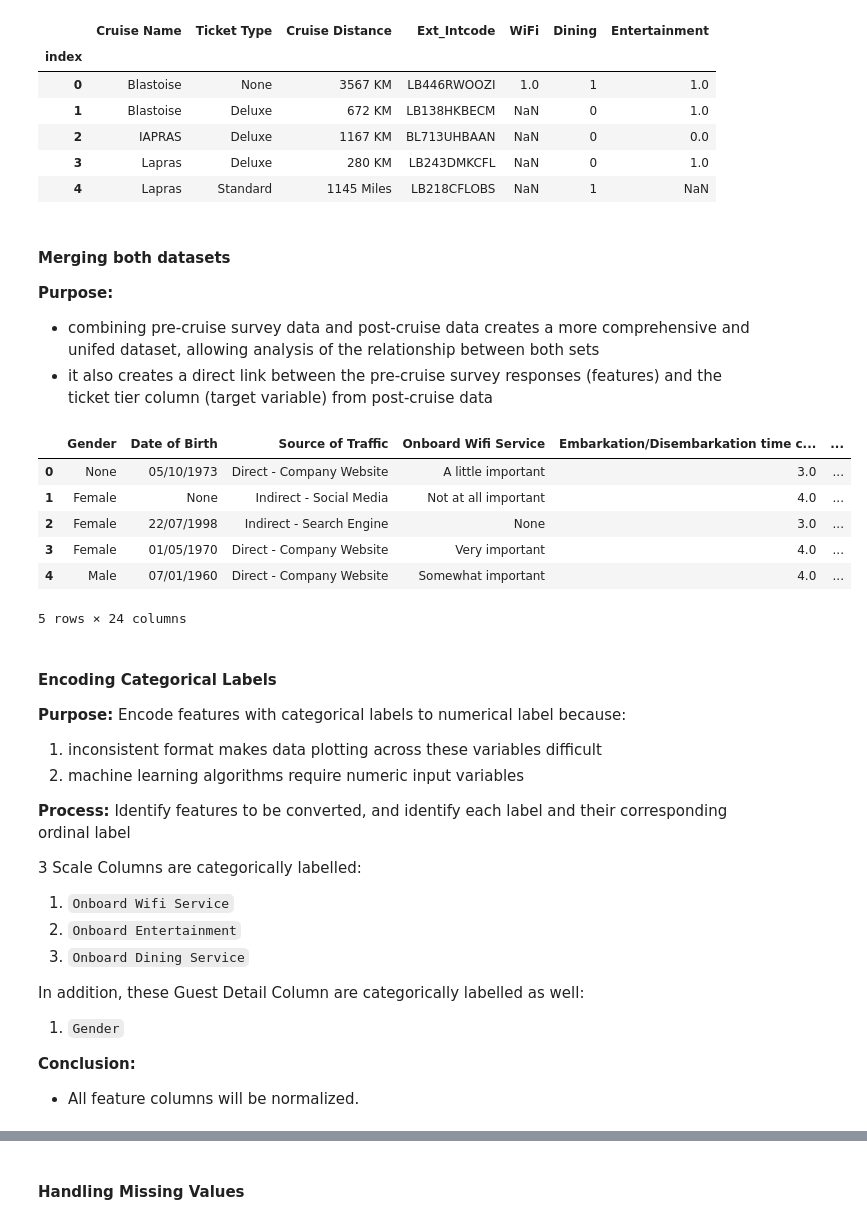
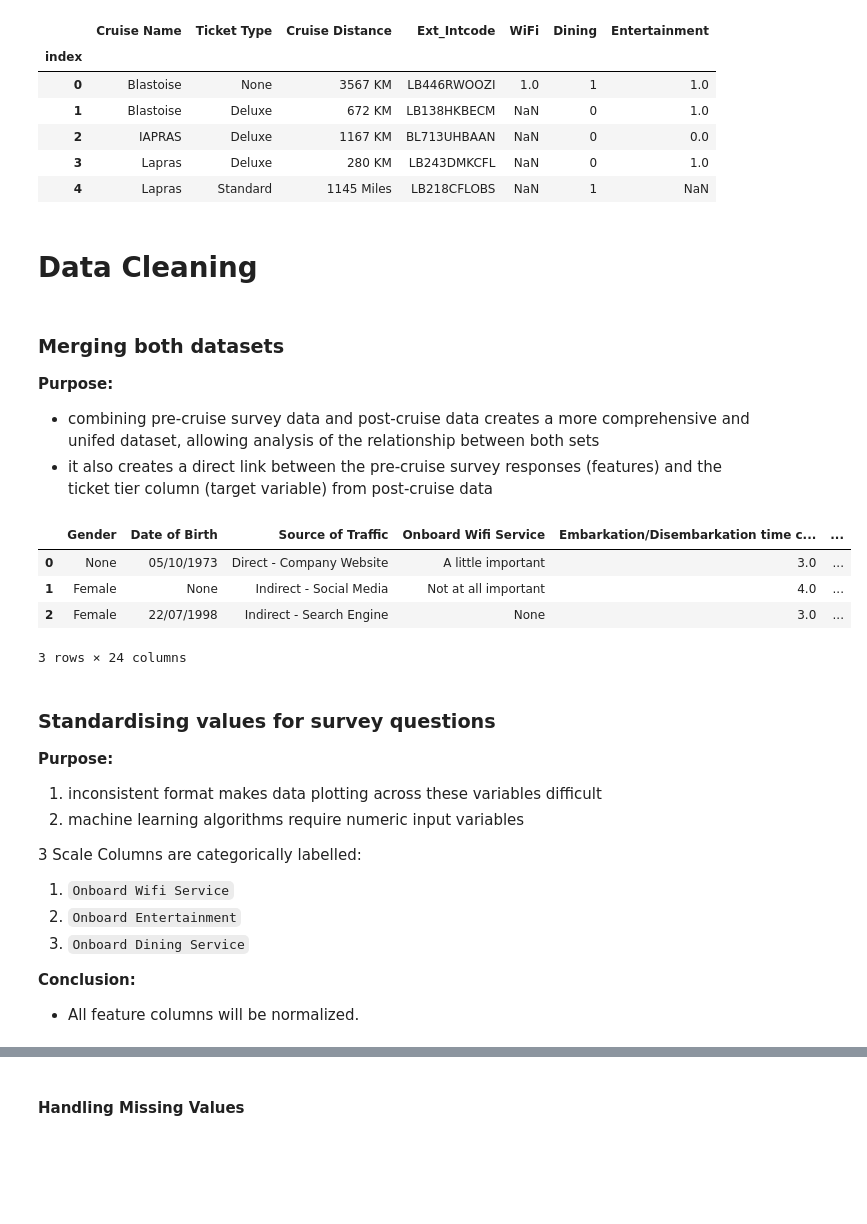
Before and after one commit to jaspereap/machine-learning-pipeline, a Jupyter notebook: eda.ipynb, the cells around one changed output, grey strips where cells are left out. Cells and saved outputs as stored; diff of their text form; code cells hidden in the pictures; blank space fills up the shorter version.

```diff
--- a/eda.ipynb
+++ b/eda.ipynb
@@ -183,41 +196,37 @@ cruise_post_df.head()
 | 2 | IAPRAS | Deluxe | 1167 KM | BL713UHBAAN | NaN | 0 | 0.0 |
 | 3 | Lapras | Deluxe | 280 KM | LB243DMKCFL | NaN | 0 | 1.0 |
 | 4 | Lapras | Standard | 1145 Miles | LB218CFLOBS | NaN | 1 | NaN |
+# %% [markdown]
+# Data Cleaning
 # %% [markdown]
-#### Merging both datasets
+### Merging both datasets
 **Purpose:**
 - combining pre-cruise survey data and post-cruise data creates a more comprehensive and unifed dataset, allowing analysis of the relationship between both sets
 - it also creates a direct link between the pre-cruise survey responses (features) and the ticket tier column (target variable) from post-cruise data
 # %%
 # Create a new variable that holds the merged set of Dataset 1 and 2
 
 merged_data = cruise_pre_df.merge(cruise_post_df, left_on='Ext_Intcode', right_on='Ext_Intcode')
 
 # Display part of the new merged dataset
-merged_data.head()
+merged_data.head(3)
 # %% [output]
 |  | Gender | Date of Birth | Source of Traffic | Onboard Wifi Service | Embarkation/Disembarkation time c... | ... |
 | 0 | None | 05/10/1973 | Direct - Company Website | A little important | 3.0 | ... |
 | 1 | Female | None | Indirect - Social Media | Not at all important | 4.0 | ... |
 | 2 | Female | 22/07/1998 | Indirect - Search Engine | None | 3.0 | ... |
-| 3 | Female | 01/05/1970 | Direct - Company Website | Very important | 4.0 | ... |
-| 4 | Male | 07/01/1960 | Direct - Company Website | Somewhat important | 4.0 | ... |
-5 rows × 24 columns
+3 rows × 24 columns
 # %% [markdown]
-#### Encoding Categorical Labels
-**Purpose:** Encode features with categorical labels to numerical label because:
+### Standardising values for survey questions
+
+**Purpose:**
 1. inconsistent format makes data plotting across these variables difficult
 2. machine learning algorithms require numeric input variables
-
-**Process:** Identify features to be converted, and identify each label and their corresponding ordinal label
 
 3 Scale Columns are categorically labelled:
 1. `Onboard Wifi Service`
 2. `Onboard Entertainment`
 3. `Onboard Dining Service`
 
-In addition, these Guest Detail Column are categorically labelled as well:
-1. `Gender`
-
 **Conclusion:**
 - All feature columns will be normalized.
```
Also changed, not shown: parts of 18 cells of this notebook.
